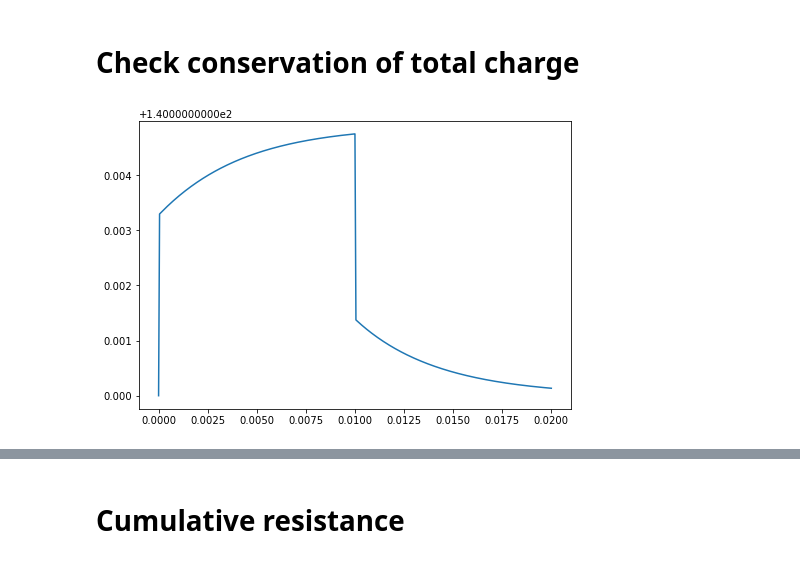
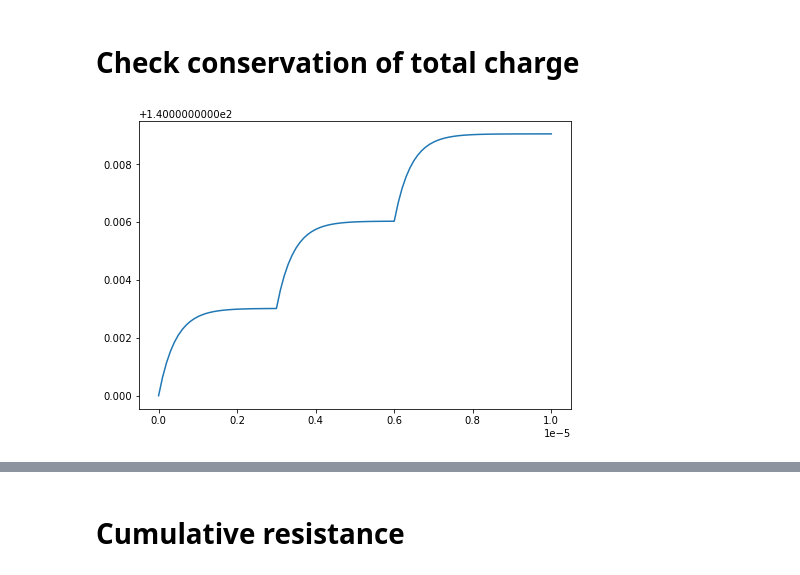
Before and after one commit to feblmu/Eberhardt2024Ion-concentration, a Jupyter notebook: notebooks/analyze_full_run.ipynb, the cells around one changed output, grey strips where cells are left out. Drawn from its saved outputs; the diff is of its cells as text; code cells hidden in the pictures.

```diff
--- a/notebooks/analyze_full_run.ipynb
+++ b/notebooks/analyze_full_run.ipynb
@@ -17,7 +17,7 @@ from constants import parameter_sets
 # %%
 reload(plot)
 fig = plt.figure()
 pos = [0,0,1,1]
-plot.ax_electroneutrality_head(fig, pos, 'experiment_1')
+plot.ax_electroneutrality_head(fig, pos, 'test_run')
 # %% [output]
-[figure, old version]
+[figure, new version]
```
Also changed, not shown: parts of 15 cells of this notebook, 3 other files.
